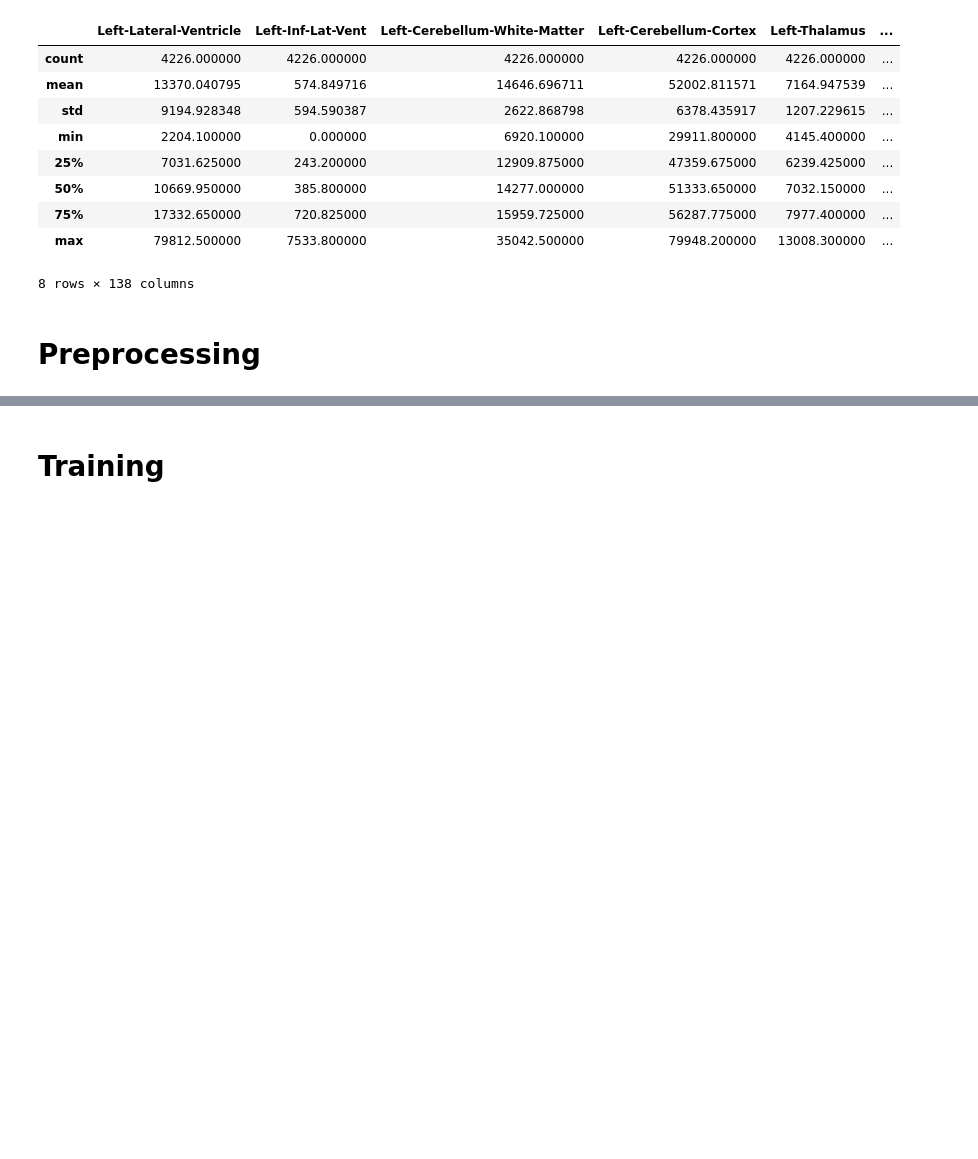
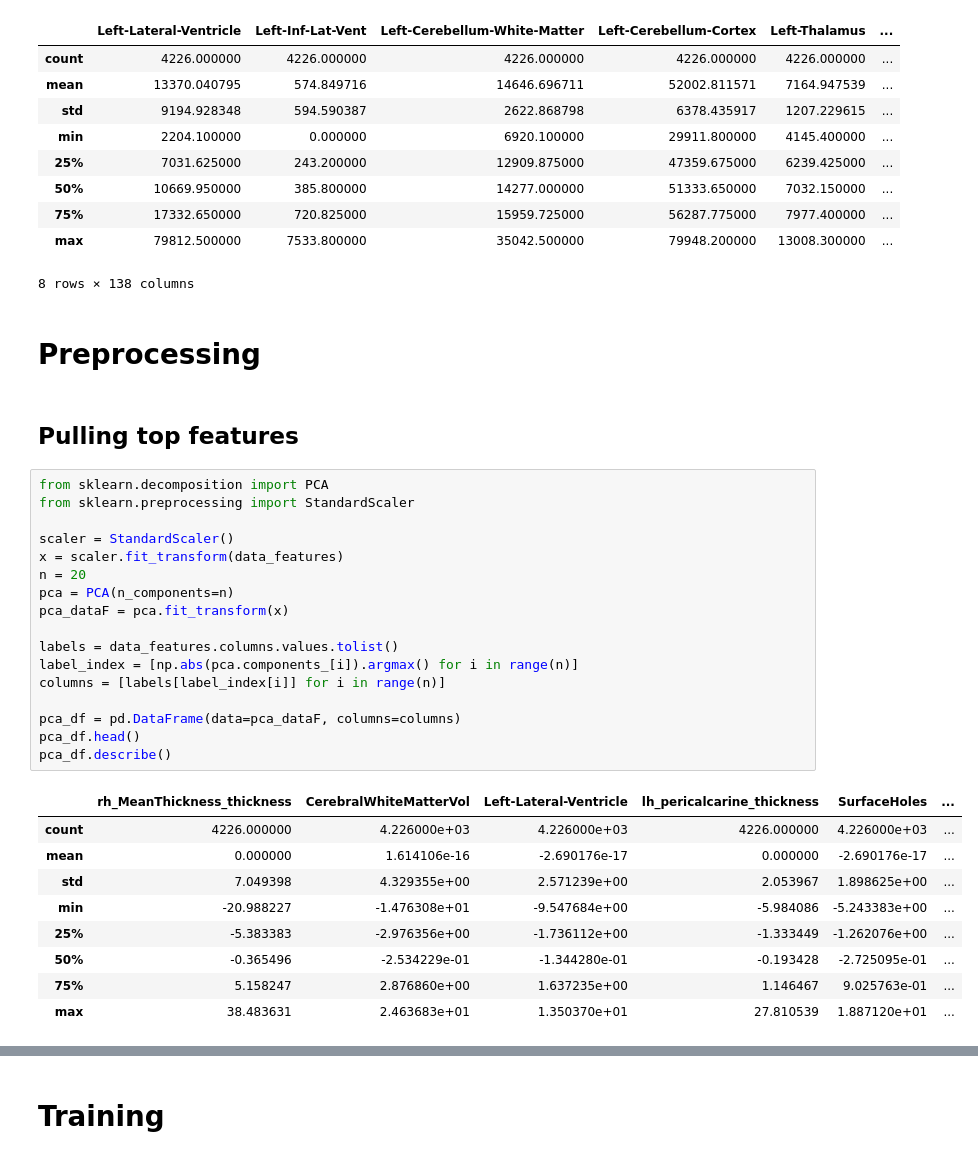
Before and after one commit to nickknapton12/BMEN415_Final_Project, a Jupyter notebook: Regression/Nick/CubistTree.ipynb, the cells around one changed output, grey strips where cells are left out. Drawn from its saved outputs; the diff is of its cells as text; blank space fills up the shorter version.

```diff
--- a/Regression/Nick/CubistTree.ipynb
+++ b/Regression/Nick/CubistTree.ipynb
@@ -35,4 +35,33 @@ data_features.describe()
 8 rows × 138 columns
 # %% [markdown]
 # Preprocessing
+# %% [markdown]
+## Pulling top features
+# %%
+from sklearn.decomposition import PCA
+from sklearn.preprocessing import StandardScaler
+
+scaler = StandardScaler()
+x = scaler.fit_transform(data_features)
+n = 20
+pca = PCA(n_components=n)
+pca_dataF = pca.fit_transform(x)
+
+labels = data_features.columns.values.tolist()
+label_index = [np.abs(pca.components_[i]).argmax() for i in range(n)]
+columns = [labels[label_index[i]] for i in range(n)]
+
+pca_df = pd.DataFrame(data=pca_dataF, columns=columns)
+pca_df.head()
+pca_df.describe()
+# %% [output]
+|  | rh_MeanThickness_thickness | CerebralWhiteMatterVol | Left-Lateral-Ventricle | lh_pericalcarine_thickness | SurfaceHoles | ... |
+| count | 4226.000000 | 4.226000e+03 | 4.226000e+03 | 4226.000000 | 4.226000e+03 | ... |
+| mean | 0.000000 | 1.614106e-16 | -2.690176e-17 | 0.000000 | -2.690176e-17 | ... |
+| std | 7.049398 | 4.329355e+00 | 2.571239e+00 | 2.053967 | 1.898625e+00 | ... |
+| min | -20.988227 | -1.476308e+01 | -9.547684e+00 | -5.984086 | -5.243383e+00 | ... |
+| 25% | -5.383383 | -2.976356e+00 | -1.736112e+00 | -1.333449 | -1.262076e+00 | ... |
+| 50% | -0.365496 | -2.534229e-01 | -1.344280e-01 | -0.193428 | -2.725095e-01 | ... |
+| 75% | 5.158247 | 2.876860e+00 | 1.637235e+00 | 1.146467 | 9.025763e-01 | ... |
+| max | 38.483631 | 2.463683e+01 | 1.350370e+01 | 27.810539 | 1.887120e+01 | ... |
 # %%
```
Also changed, not shown: parts of 4 cells of this notebook, 2 other files.
